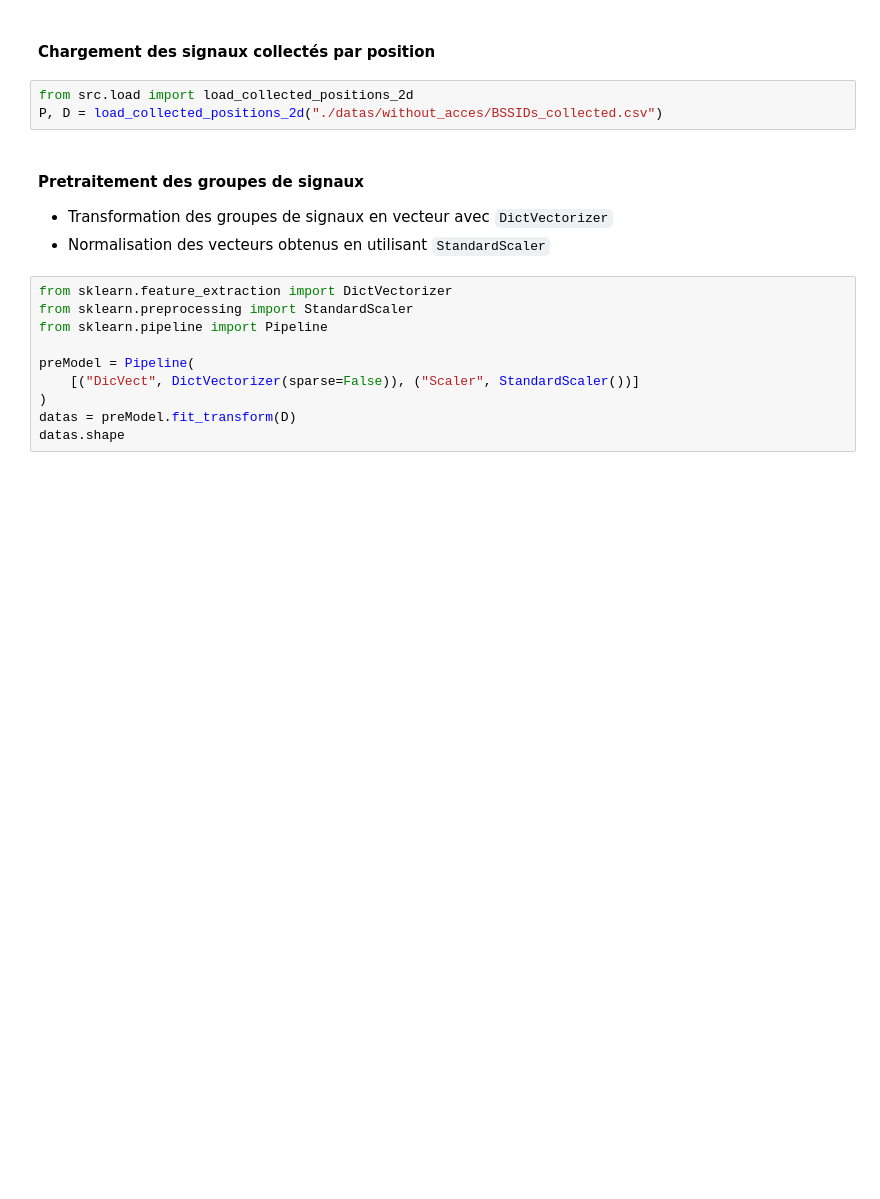
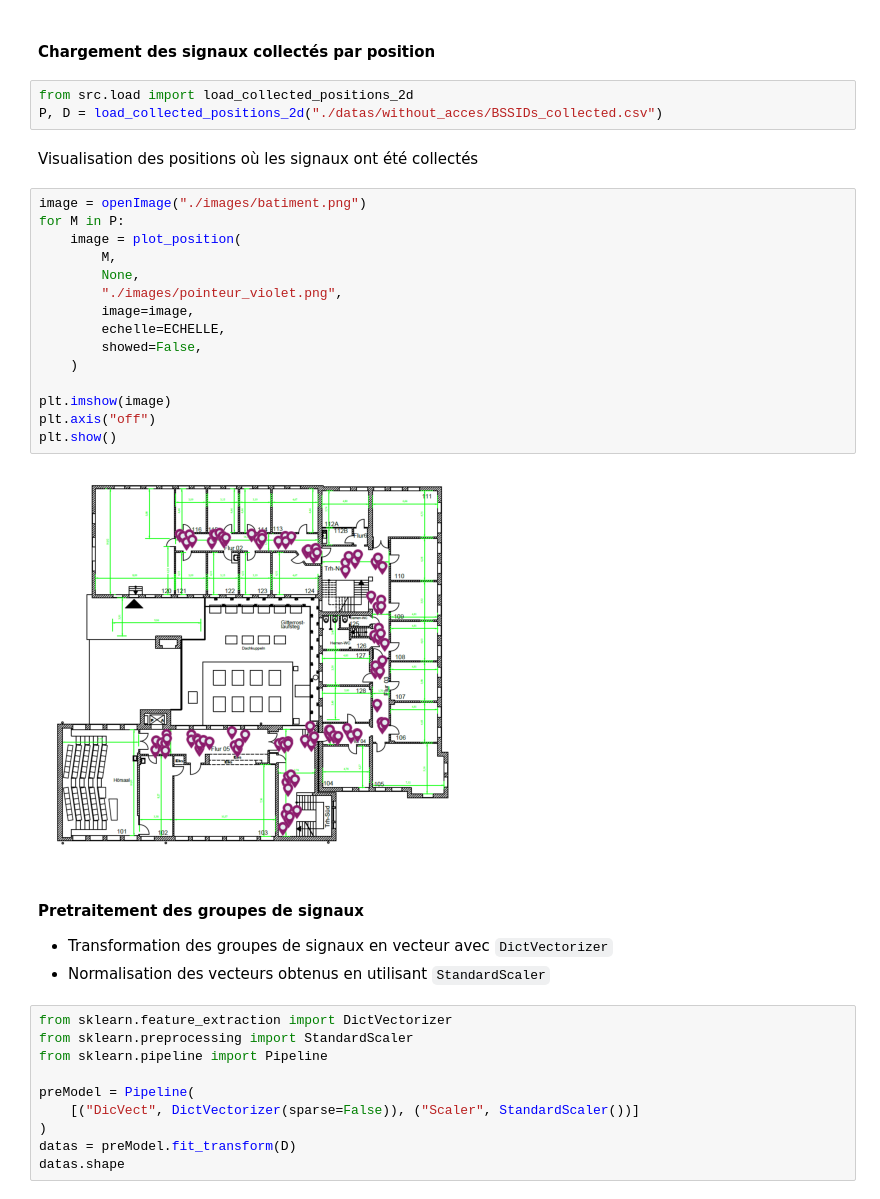
Before and after one commit to MbeHenri/detect_user_building, a Jupyter notebook: ml.ipynb, the cells around one changed output. Cells and saved outputs as stored; diff of their text form; blank space fills up the shorter version.

```diff
--- a/ml.ipynb
+++ b/ml.ipynb
@@ -17,6 +20,25 @@ plt.show()
 # %%
 from src.load import load_collected_positions_2d
 P, D = load_collected_positions_2d("./datas/without_acces/BSSIDs_collected.csv")
+# %% [markdown]
+Visualisation des positions où les signaux ont été collectés
+# %%
+image = openImage("./images/batiment.png")
+for M in P:
+    image = plot_position(
+        M,
+        None,
+        "./images/pointeur_violet.png",
+        image=image,
+        echelle=ECHELLE,
+        showed=False,
+    )
+
+plt.imshow(image)
+plt.axis("off")
+plt.show()
+# %% [output]
+[figure, added]
 # %% [markdown]
 #### Pretraitement des groupes de signaux
 
```
Also changed, not shown: parts of 22 cells of this notebook, 18 other files.
